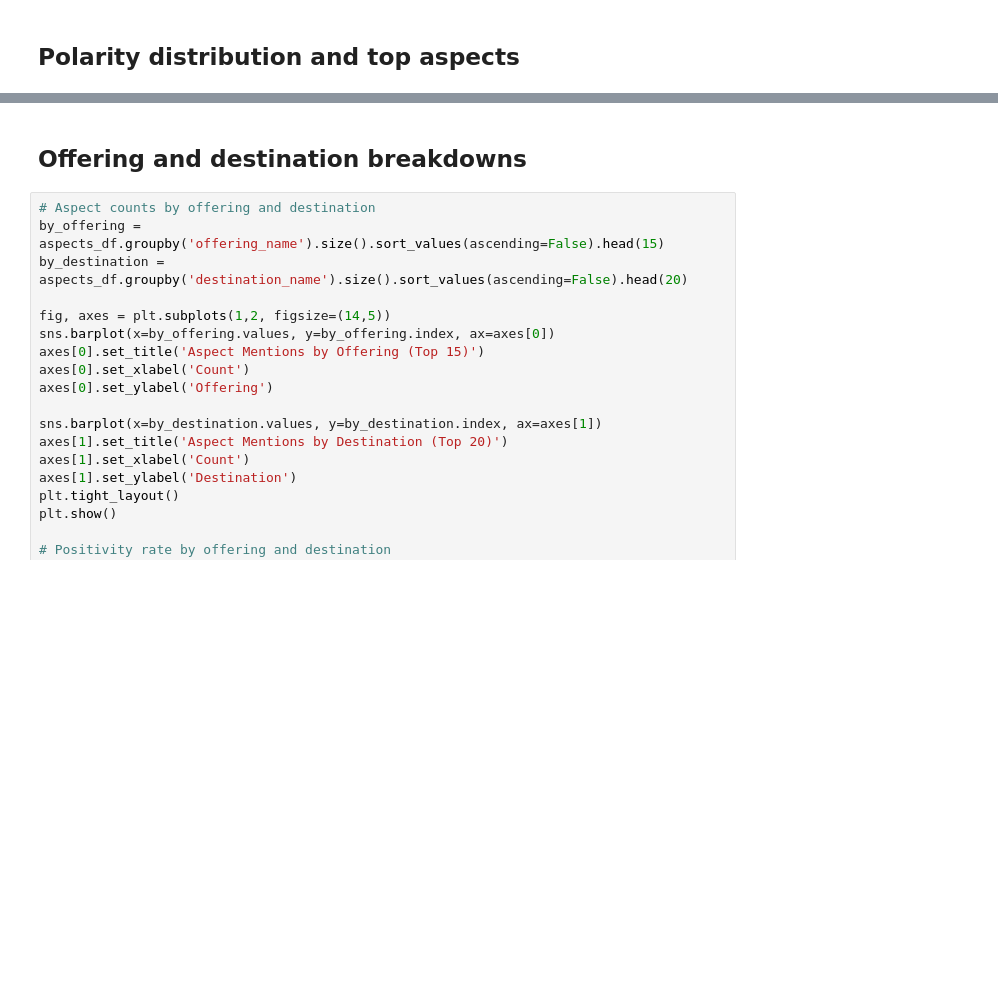
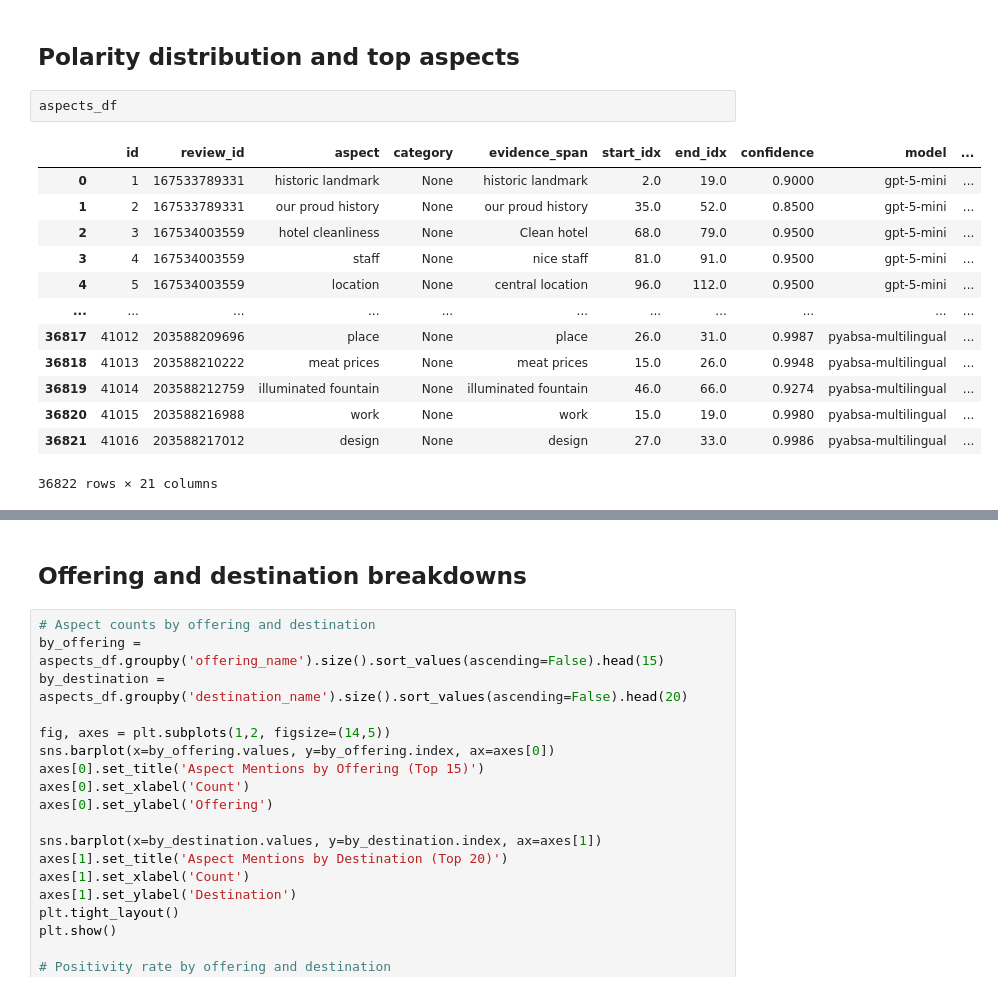
Before and after one commit to MaxHermez/artefact-assessment, a Jupyter notebook: submissions/EDA2.ipynb, the cells around one changed output, grey strips where cells are left out. Saved outputs shown, nothing was run; the diff lists cells and outputs as text; blank space fills up the shorter version.

```diff
--- a/submissions/EDA2.ipynb
+++ b/submissions/EDA2.ipynb
@@ -233,6 +236,22 @@ Data columns (total 21 columns):
 - prompt_version: 1
 # %% [markdown]
 ## Polarity distribution and top aspects
+# %%
+aspects_df
+# %% [output]
+|  | id | review_id | aspect | category | evidence_span | start_idx | end_idx | confidence | model | ... |
+| 0 | 1 | 167533789331 | historic landmark | None | historic landmark | 2.0 | 19.0 | 0.9000 | gpt-5-mini | ... |
+| 1 | 2 | 167533789331 | our proud history | None | our proud history | 35.0 | 52.0 | 0.8500 | gpt-5-mini | ... |
+| 2 | 3 | 167534003559 | hotel cleanliness | None | Clean hotel | 68.0 | 79.0 | 0.9500 | gpt-5-mini | ... |
+| 3 | 4 | 167534003559 | staff | None | nice staff | 81.0 | 91.0 | 0.9500 | gpt-5-mini | ... |
+| 4 | 5 | 167534003559 | location | None | central location | 96.0 | 112.0 | 0.9500 | gpt-5-mini | ... |
+| ... | ... | ... | ... | ... | ... | ... | ... | ... | ... | ... |
+| 36817 | 41012 | 203588209696 | place | None | place | 26.0 | 31.0 | 0.9987 | pyabsa-multilingual | ... |
+| 36818 | 41013 | 203588210222 | meat prices | None | meat prices | 15.0 | 26.0 | 0.9948 | pyabsa-multilingual | ... |
+| 36819 | 41014 | 203588212759 | illuminated fountain | None | illuminated fountain | 46.0 | 66.0 | 0.9274 | pyabsa-multilingual | ... |
+| 36820 | 41015 | 203588216988 | work | None | work | 15.0 | 19.0 | 0.9980 | pyabsa-multilingual | ... |
+| 36821 | 41016 | 203588217012 | design | None | design | 27.0 | 33.0 | 0.9986 | pyabsa-multilingual | ... |
+36822 rows × 21 columns
 # %%
 import seaborn as sns
 import matplotlib.pyplot as plt
```
Also changed, not shown: parts of 9 cells of this notebook.
